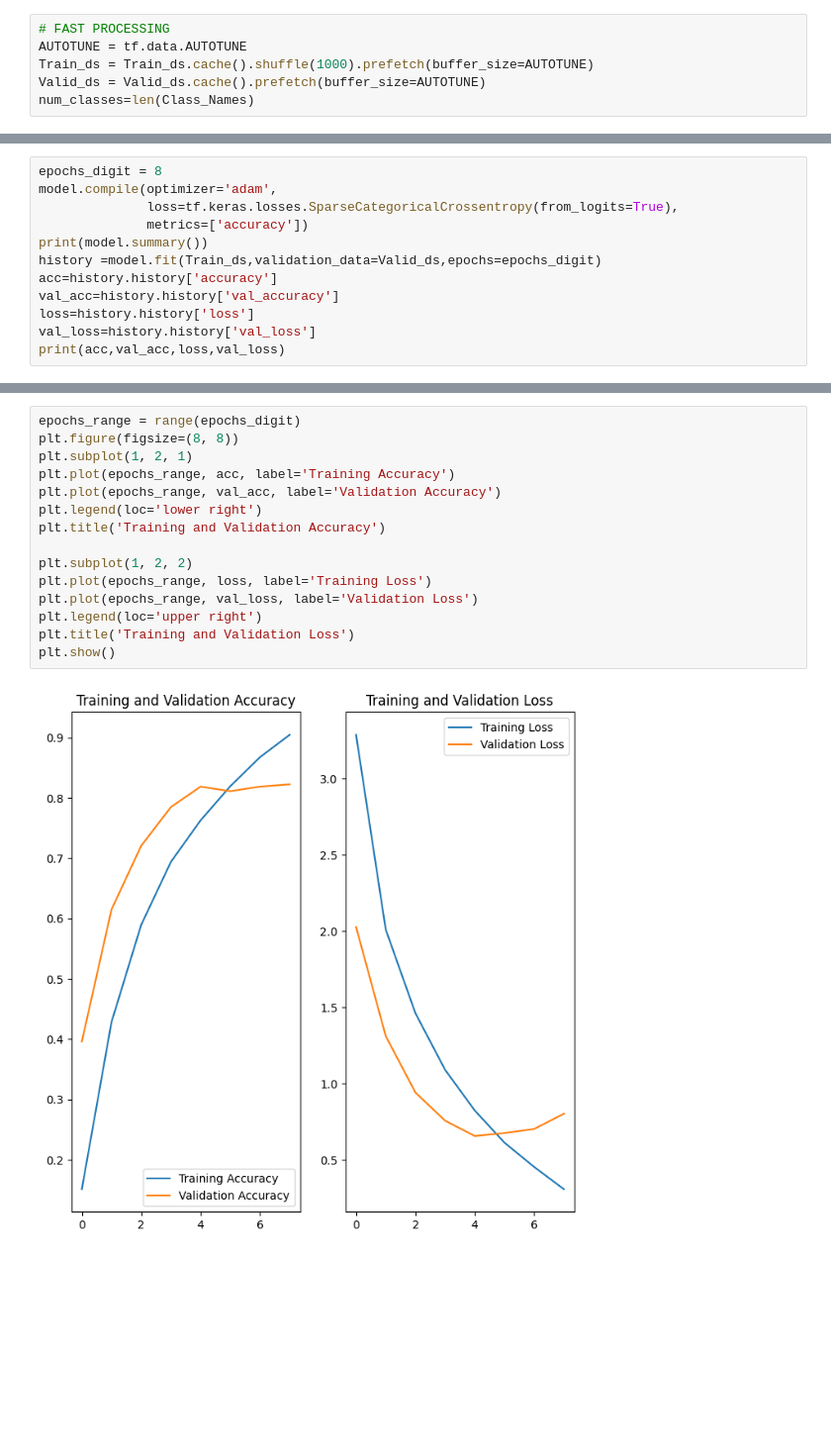
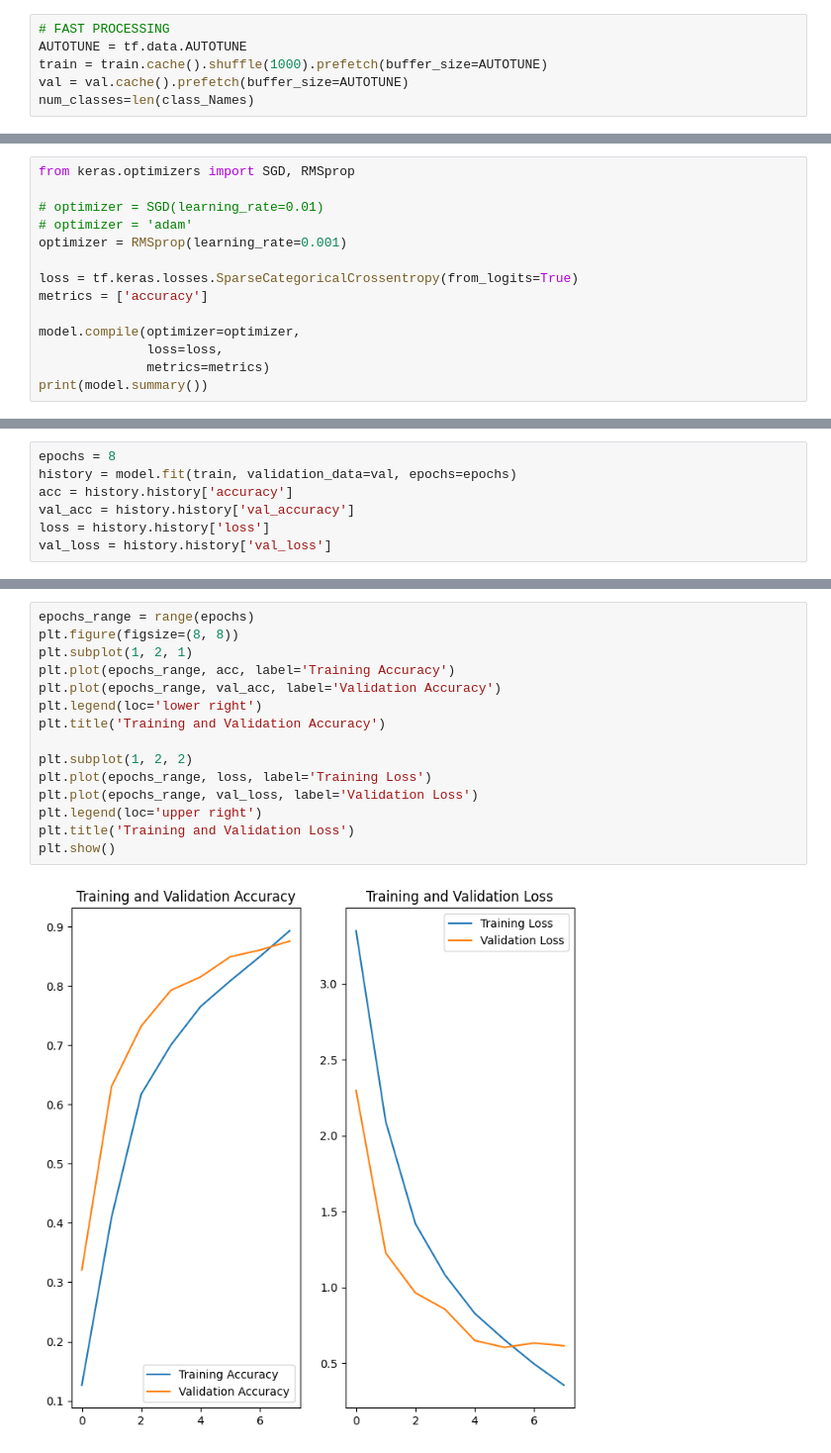
Before and after one commit to Hlebnica/WorkshopOnProfessionalActivities7Semester, a Jupyter notebook: ComputerVision/CardsImageClassification.ipynb, the cells around one changed output, grey strips where cells are left out. Shown at 99% size. Cells and saved outputs as stored; diff of their text form; blank space fills up the shorter version.

```diff
--- a/ComputerVision/CardsImageClassification.ipynb
+++ b/ComputerVision/CardsImageClassification.ipynb
@@ -63,9 +74,9 @@ for image_batch, labels_batch in Train_ds:
 # %%
 # FAST PROCESSING
 AUTOTUNE = tf.data.AUTOTUNE
-Train_ds = Train_ds.cache().shuffle(1000).prefetch(buffer_size=AUTOTUNE)
-Valid_ds = Valid_ds.cache().prefetch(buffer_size=AUTOTUNE)
-num_classes=len(Class_Names)
+train = train.cache().shuffle(1000).prefetch(buffer_size=AUTOTUNE)
+val = val.cache().prefetch(buffer_size=AUTOTUNE)
+num_classes=len(class_Names)
 # %%
 # BUILDING THE CNN,ANN MODEL
 model = tf.keras.Sequential([
@@ -86,2 +97,16 @@ model = tf.keras.Sequential([
     layers.Dense(num_classes)
 ])
+# %%
+from keras.optimizers import SGD, RMSprop
+
+# optimizer = SGD(learning_rate=0.01)
+# optimizer = 'adam'
+optimizer = RMSprop(learning_rate=0.001)
+
+loss = tf.keras.losses.SparseCategoricalCrossentropy(from_logits=True)
+metrics = ['accuracy']
+
+model.compile(optimizer=optimizer,
+              loss=loss,
+              metrics=metrics)
+print(model.summary())
@@ -88,13 +131,8 @@ model = tf.keras.Sequential([
 # %%
-epochs_digit = 8
-model.compile(optimizer='adam',
-              loss=tf.keras.losses.SparseCategoricalCrossentropy(from_logits=True),
-              metrics=['accuracy'])
-print(model.summary())
-history =model.fit(Train_ds,validation_data=Valid_ds,epochs=epochs_digit)
-acc=history.history['accuracy']
-val_acc=history.history['val_accuracy']
-loss=history.history['loss']
-val_loss=history.history['val_loss']
-print(acc,val_acc,loss,val_loss)
+epochs = 8
+history = model.fit(train, validation_data=val, epochs=epochs)
+acc = history.history['accuracy']
+val_acc = history.history['val_accuracy']
+loss = history.history['loss']
+val_loss = history.history['val_loss']
 # %% [output]
@@ -118,17 +144,17 @@ Epoch 8/8
 # %%
-epochs_range = range(epochs_digit)
+epochs_range = range(epochs)
 plt.figure(figsize=(8, 8))
 plt.subplot(1, 2, 1)
 plt.plot(epochs_range, acc, label='Training Accuracy')
 plt.plot(epochs_range, val_acc, label='Validation Accuracy')
 plt.legend(loc='lower right')
 plt.title('Training and Validation Accuracy')
 
 plt.subplot(1, 2, 2)
 plt.plot(epochs_range, loss, label='Training Loss')
 plt.plot(epochs_range, val_loss, label='Validation Loss')
 plt.legend(loc='upper right')
 plt.title('Training and Validation Loss')
 plt.show()
 # %% [output]
-[figure, old version]
+[figure, new version]
```
Also changed, not shown: parts of 7 cells of this notebook, 1 other file.
